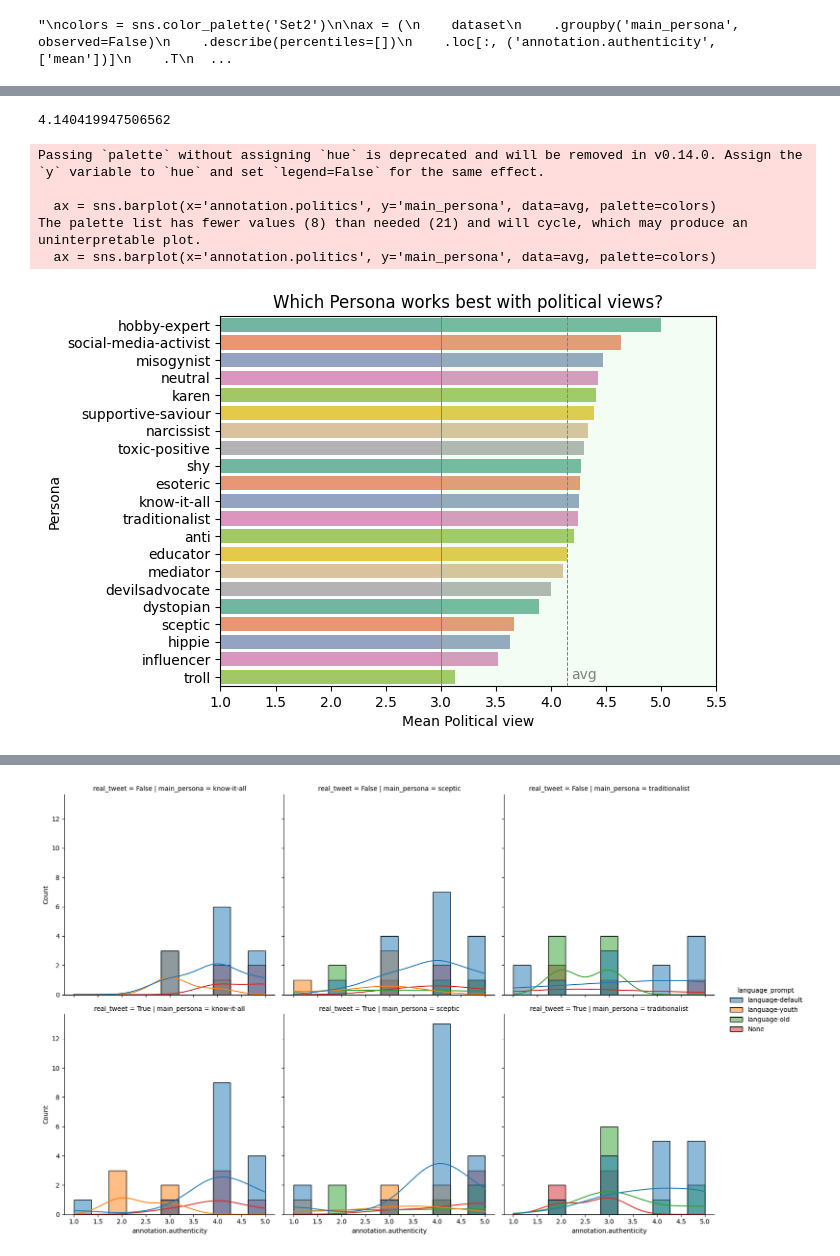
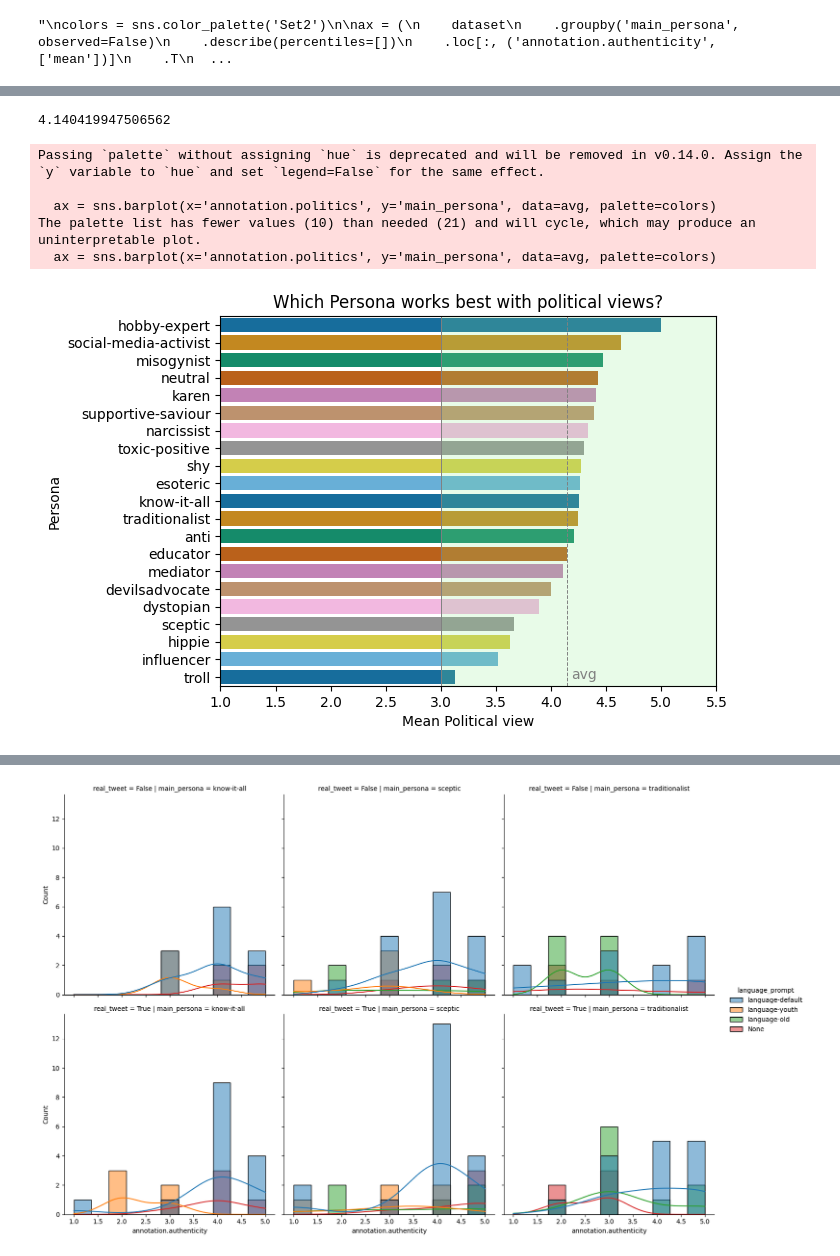
Before and after one commit to JanSt-nobot/TWON-Agents-RCS, a Jupyter notebook: experiments/RCS/0.1-Data-Processing.ipynb, the cells around one changed output, grey strips where cells are left out. Cells and saved outputs as stored; diff of their text form; code cells hidden in the pictures.

```diff
--- a/experiments/RCS/0.1-Data-Processing.ipynb
+++ b/experiments/RCS/0.1-Data-Processing.ipynb
@@ -240,32 +240,32 @@ The palette list has fewer values (8) than needed (21) and will cycle, which may
 # %%
 # Calculate the average of annotation.politics per main_persona
 plot_name = '02_anno.politics_per_persona_bar_chart'
 avg = dataset.groupby('main_persona')['annotation.politics'].mean().reset_index()
 avg = avg.sort_values(by='annotation.politics', ascending=False)
 avg_politics = dataset['annotation.politics'].mean()
 print(avg_politics)
-colors = sns.color_palette('Set2')
+colors = sns.color_palette('colorblind')
 ax = sns.barplot(x='annotation.politics', y='main_persona', data=avg, palette=colors)
 ax.set_xlim(1, 5.5)  # Set x-axis limit to 5
 ax.set_xlabel('Mean Political view')
 ax.set_ylabel('Persona')
 ax.set_title('Which Persona works best with political views?')
 
 
 ax.axvline(x=4.14, color='grey', linestyle='--', linewidth=0.7)
 ax.text(4.18, 19.5, 'avg', color='grey', ha='left', va='top')
 # Add background for x values of 3 and higher
 ax.axvline(x=3.0, color='grey', linestyle='-', linewidth=0.7)
-ax.axvspan(3, 5.5, facecolor='lightgreen', alpha=0.1)
+ax.axvspan(3, 5.5, facecolor='lightgreen', alpha=0.2)
 ax.get_figure().savefig(f'{OUT_PATH}/{plot_name}.png', format="png", bbox_inches="tight")
 # %% [output]
 4.140419947506562
 Passing `palette` without assigning `hue` is deprecated and will be removed in v0.14.0. Assign the `y` variable to `hue` and set `legend=False` for the same effect.
 
   ax = sns.barplot(x='annotation.politics', y='main_persona', data=avg, palette=colors)
-The palette list has fewer values (8) than needed (21) and will cycle, which may produce an uninterpretable plot.
+The palette list has fewer values (10) than needed (21) and will cycle, which may produce an uninterpretable plot.
   ax = sns.barplot(x='annotation.politics', y='main_persona', data=avg, palette=colors)
-[figure, old version]
+[figure, new version]
 # %%
 
 # Calculate the average of annotation.persona per main_persona
```
Also changed, not shown: parts of 9 cells of this notebook, 10 other files.
